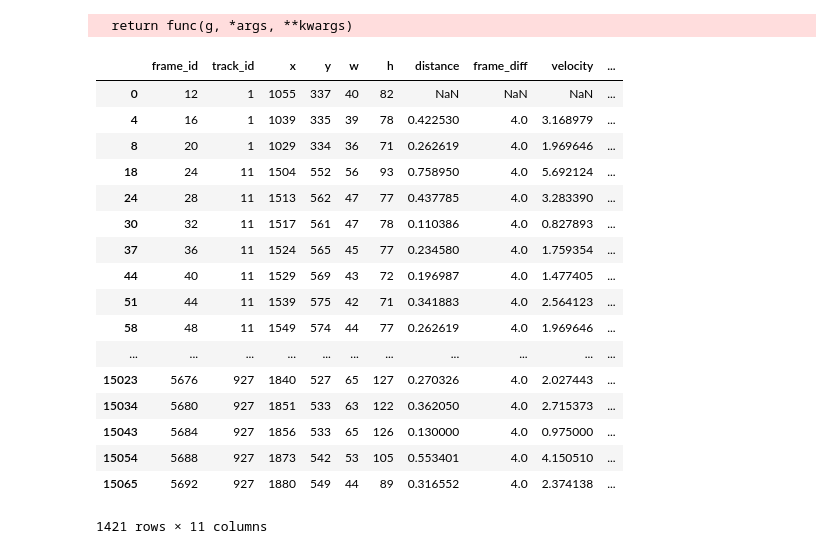
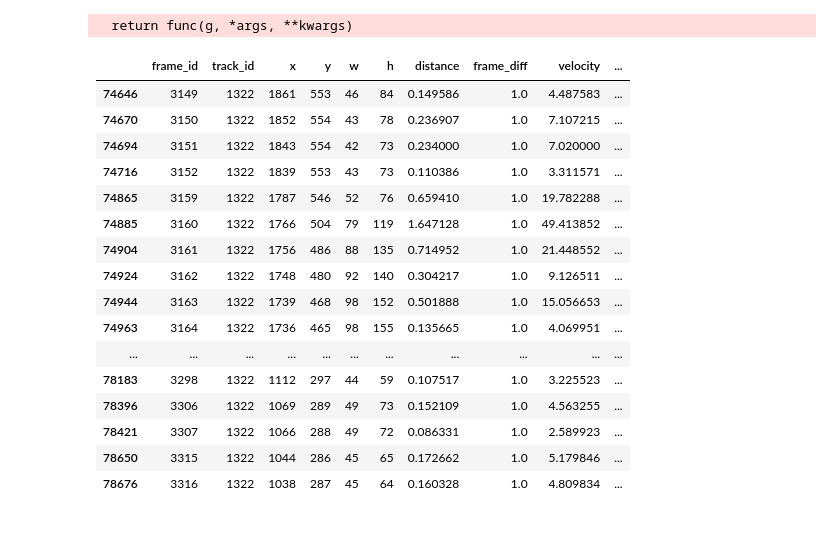
Before and after one commit to pgebert/enbwHack, a Jupyter notebook: notebooks/00_velocity_and_count.ipynb, the cells around one changed output. Saved outputs shown, nothing was run; the diff lists cells and outputs as text; code cells hidden in the pictures.

```diff
--- a/notebooks/00_velocity_and_count.ipynb
+++ b/notebooks/00_velocity_and_count.ipynb
@@ -3,7 +3,8 @@ import pandas as pd
 import numpy as np
 import matplotlib.pyplot as plt
 # %%
-df1 = pd.read_csv('csvdata/output_Marktplatz-20180410-141306.csv')
+#df1 = pd.read_csv('csvdata/output_Marktplatz-20180410-141306.csv')
+df1 = pd.read_csv('csvdata/magentacloud/output_Marktplatz-20180412-111303.csv')
 df1 = df1[df1['w']<100] # filter large boxes
 # %%
 df1['distance'] = df1.groupby(['track_id']).diff().dropna().apply(
@@ -11,7 +12,9 @@ df1['distance'] = df1.groupby(['track_id']).diff().dropna().apply(
 df1['frame_diff'] = df1.groupby(['track_id'])[['frame_id']].diff()
 # %%
 df1['velocity'] = df1['distance'] / ( df1['frame_diff'] * (1.0/30))
-df1['velocity_smooth'] = df1.groupby(['track_id'])['velocity'].apply(pd.rolling_mean, 5, min_periods=1)
+df1['velocity_smooth'] = df1.groupby(['track_id'])['velocity'].apply(pd.rolling_mean, 5, min_periods=1) #Smoothing
+df1['velocity_smooth'] = df1['velocity_smooth'] * 3.6
+df1['velocity_smooth'] = np.clip(df1['velocity_smooth'], 0, 30)
 # %% [output]
   return func(g, *args, **kwargs)
 # %%
@@ -19,26 +23,26 @@ counts = df1.groupby(['frame_id']).count().reset_index()[['frame_id', 'track_id'
 # %%
 df2 = pd.merge(df1,counts,on='frame_id')
 # %%
-df2.sort_values(['frame_id','velocity_smooth'], ascending=False).drop_duplicates(['frame_id']).sort_values('frame_id')
+df3 = df2.sort_values(['frame_id','velocity_smooth'], ascending=False).drop_duplicates(['frame_id']).sort_values('frame_id')
+df3[df3.track_id == 1322]
 # %% [output]
 |  | frame_id | track_id | x | y | w | h | distance | frame_diff | velocity | ... |
-| 0 | 12 | 1 | 1055 | 337 | 40 | 82 | NaN | NaN | NaN | ... |
-| 4 | 16 | 1 | 1039 | 335 | 39 | 78 | 0.422530 | 4.0 | 3.168979 | ... |
-| 8 | 20 | 1 | 1029 | 334 | 36 | 71 | 0.262619 | 4.0 | 1.969646 | ... |
-| 18 | 24 | 11 | 1504 | 552 | 56 | 93 | 0.758950 | 4.0 | 5.692124 | ... |
-| 24 | 28 | 11 | 1513 | 562 | 47 | 77 | 0.437785 | 4.0 | 3.283390 | ... |
-| 30 | 32 | 11 | 1517 | 561 | 47 | 78 | 0.110386 | 4.0 | 0.827893 | ... |
-| 37 | 36 | 11 | 1524 | 565 | 45 | 77 | 0.234580 | 4.0 | 1.759354 | ... |
-| 44 | 40 | 11 | 1529 | 569 | 43 | 72 | 0.196987 | 4.0 | 1.477405 | ... |
-| 51 | 44 | 11 | 1539 | 575 | 42 | 71 | 0.341883 | 4.0 | 2.564123 | ... |
-| 58 | 48 | 11 | 1549 | 574 | 44 | 77 | 0.262619 | 4.0 | 1.969646 | ... |
+| 74646 | 3149 | 1322 | 1861 | 553 | 46 | 84 | 0.149586 | 1.0 | 4.487583 | ... |
+| 74670 | 3150 | 1322 | 1852 | 554 | 43 | 78 | 0.236907 | 1.0 | 7.107215 | ... |
+| 74694 | 3151 | 1322 | 1843 | 554 | 42 | 73 | 0.234000 | 1.0 | 7.020000 | ... |
+| 74716 | 3152 | 1322 | 1839 | 553 | 43 | 73 | 0.110386 | 1.0 | 3.311571 | ... |
+| 74865 | 3159 | 1322 | 1787 | 546 | 52 | 76 | 0.659410 | 1.0 | 19.782288 | ... |
+| 74885 | 3160 | 1322 | 1766 | 504 | 79 | 119 | 1.647128 | 1.0 | 49.413852 | ... |
+| 74904 | 3161 | 1322 | 1756 | 486 | 88 | 135 | 0.714952 | 1.0 | 21.448552 | ... |
+| 74924 | 3162 | 1322 | 1748 | 480 | 92 | 140 | 0.304217 | 1.0 | 9.126511 | ... |
+| 74944 | 3163 | 1322 | 1739 | 468 | 98 | 152 | 0.501888 | 1.0 | 15.056653 | ... |
+| 74963 | 3164 | 1322 | 1736 | 465 | 98 | 155 | 0.135665 | 1.0 | 4.069951 | ... |
 | ... | ... | ... | ... | ... | ... | ... | ... | ... | ... | ... |
-| 15023 | 5676 | 927 | 1840 | 527 | 65 | 127 | 0.270326 | 4.0 | 2.027443 | ... |
-| 15034 | 5680 | 927 | 1851 | 533 | 63 | 122 | 0.362050 | 4.0 | 2.715373 | ... |
-| 15043 | 5684 | 927 | 1856 | 533 | 65 | 126 | 0.130000 | 4.0 | 0.975000 | ... |
-| 15054 | 5688 | 927 | 1873 | 542 | 53 | 105 | 0.553401 | 4.0 | 4.150510 | ... |
-| 15065 | 5692 | 927 | 1880 | 549 | 44 | 89 | 0.316552 | 4.0 | 2.374138 | ... |
+| 78183 | 3298 | 1322 | 1112 | 297 | 44 | 59 | 0.107517 | 1.0 | 3.225523 | ... |
+| 78396 | 3306 | 1322 | 1069 | 289 | 49 | 73 | 0.152109 | 1.0 | 4.563255 | ... |
+| 78421 | 3307 | 1322 | 1066 | 288 | 49 | 72 | 0.086331 | 1.0 | 2.589923 | ... |
+| 78650 | 3315 | 1322 | 1044 | 286 | 45 | 65 | 0.172662 | 1.0 | 5.179846 | ... |
+| 78676 | 3316 | 1322 | 1038 | 287 | 45 | 64 | 0.160328 | 1.0 | 4.809834 | ... |
-1421 rows × 11 columns
 # %%
 json = df2[['frame_id', 'track_id', 'velocity_smooth', 'count']].to_json(orient='records')
 # %%
```
Also changed, not shown: parts of 6 cells of this notebook.
